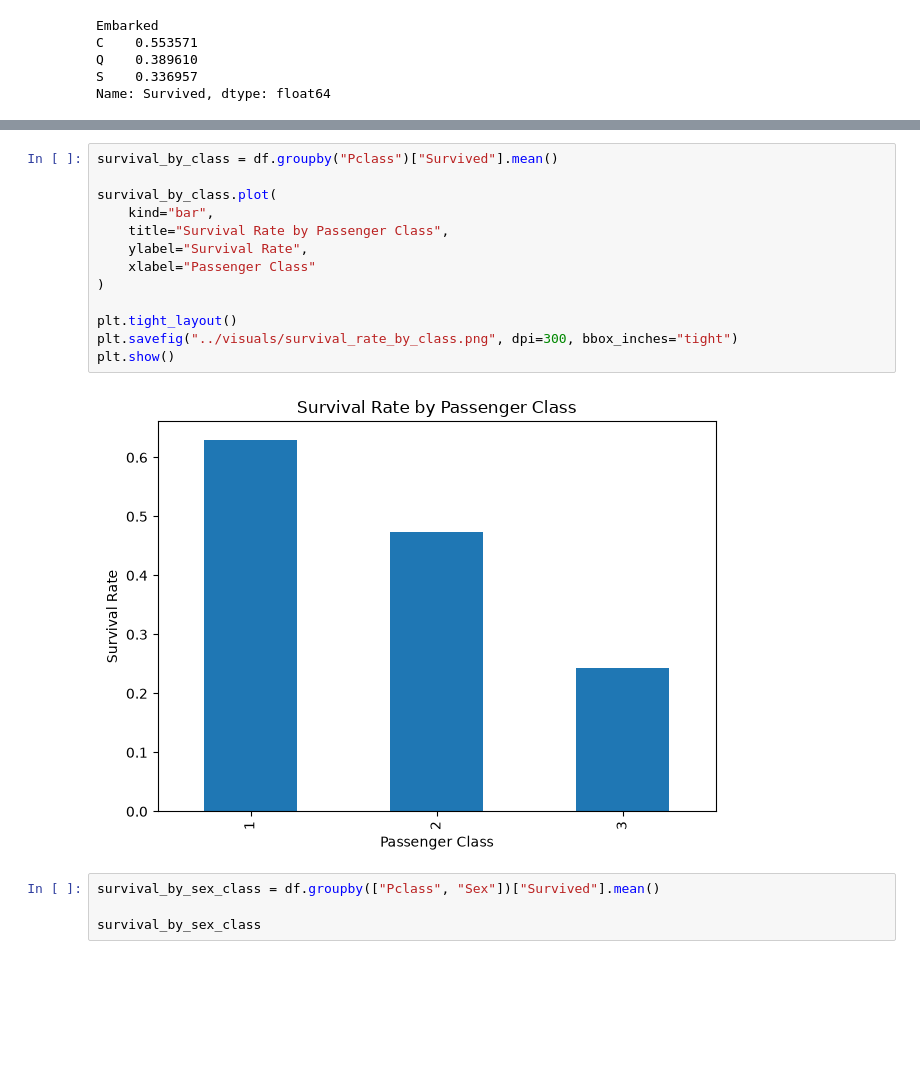
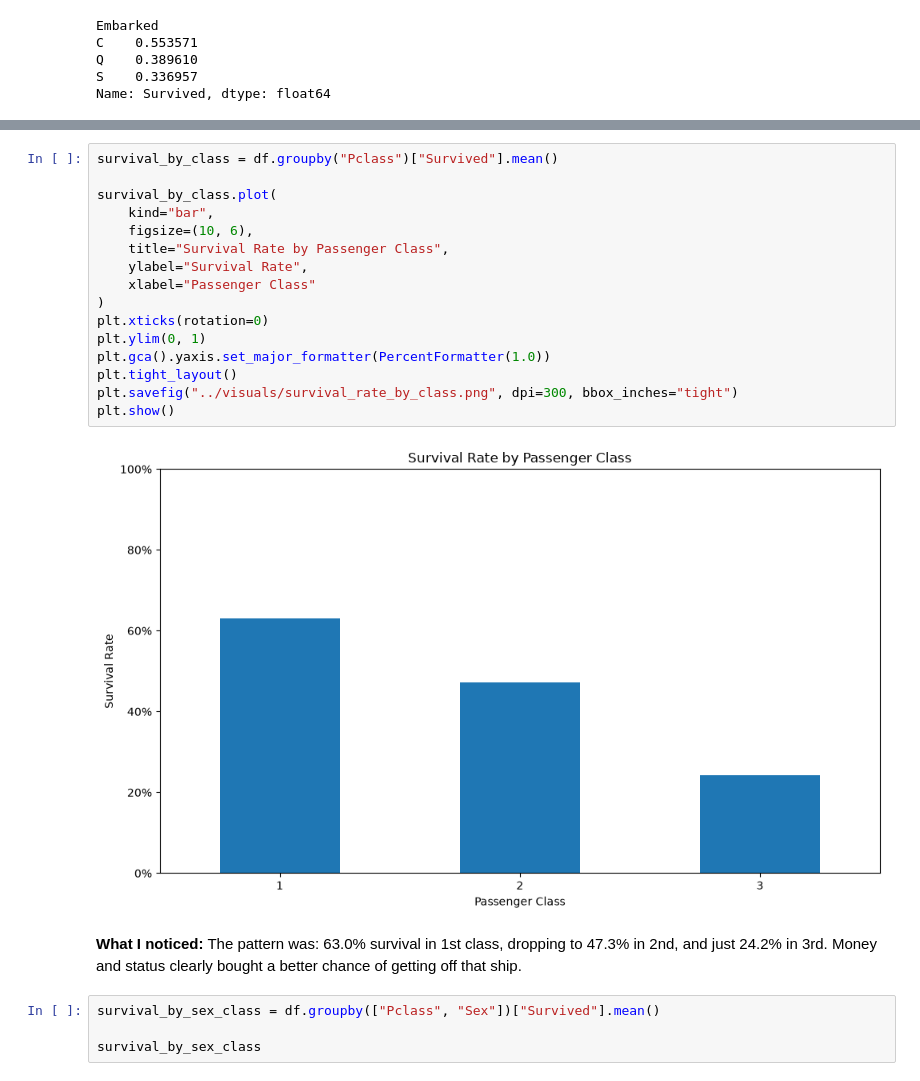
Before and after one commit to sehreen-jeelani/titanic-survival-analysis, a Jupyter notebook: notebooks/titanic_analysis.ipynb, the cells around one changed output, grey strips where cells are left out. Drawn from its saved outputs; the diff is of its cells as text; blank space fills up the shorter version.

```diff
--- a/notebooks/titanic_analysis.ipynb
+++ b/notebooks/titanic_analysis.ipynb
@@ -372,18 +414,23 @@ plt.show()
 # %%
 survival_by_class = df.groupby("Pclass")["Survived"].mean()
 
 survival_by_class.plot(
     kind="bar",
+    figsize=(10, 6),
     title="Survival Rate by Passenger Class",
     ylabel="Survival Rate",
     xlabel="Passenger Class"
 )
-
+plt.xticks(rotation=0)
+plt.ylim(0, 1)
+plt.gca().yaxis.set_major_formatter(PercentFormatter(1.0))
 plt.tight_layout()
 plt.savefig("../visuals/survival_rate_by_class.png", dpi=300, bbox_inches="tight")
 plt.show()
 # %% [output]
-[figure, old version]
+[figure, new version]
+# %% [markdown]
+**What I noticed:** The pattern was: 63.0% survival in 1st class, dropping to 47.3% in 2nd, and just 24.2% in 3rd. Money and status clearly bought a better chance of getting off that ship.
 # %%
 survival_by_sex_class = df.groupby(["Pclass", "Sex"])["Survived"].mean()
 
```
Also changed, not shown: parts of 114 cells of this notebook.
